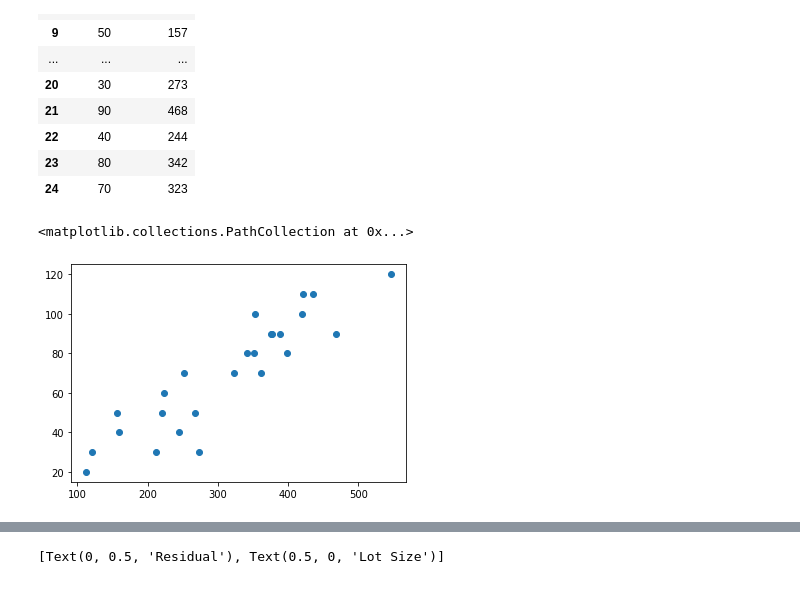
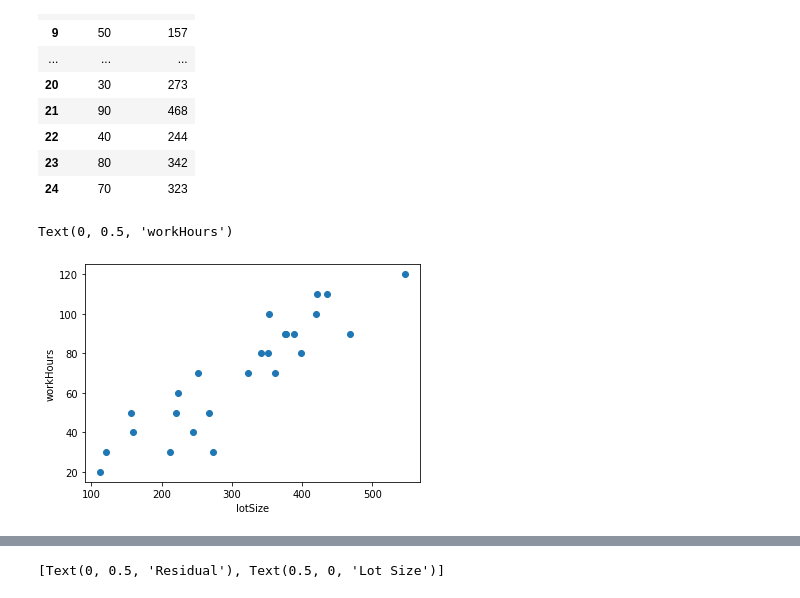
Before and after one commit to USF-CS-663-Spring-2020/lab-05-regression-CSWang2019, a Jupyter notebook: lab05-regression.ipynb, the cells around one changed output, grey strips where cells are left out. Saved outputs shown, nothing was run; the diff lists cells and outputs as text; code cells hidden in the pictures.

```diff
--- a/lab05-regression.ipynb
+++ b/lab05-regression.ipynb
@@ -23,8 +23,12 @@ df
 # %%
 import matplotlib.pyplot as plt
 %matplotlib inline
 
 plt.scatter(df['workHours'], df['lotSize'])
+plt.xlabel('lotSize')
+plt.ylabel('workHours')
+
+# this graph seems linear
 # %% [output]
-<matplotlib.collections.PathCollection at 0x...>
+Text(0, 0.5, 'workHours')
-[figure, old version]
+[figure, new version]
```
Also changed, not shown: parts of 10 cells of this notebook.
